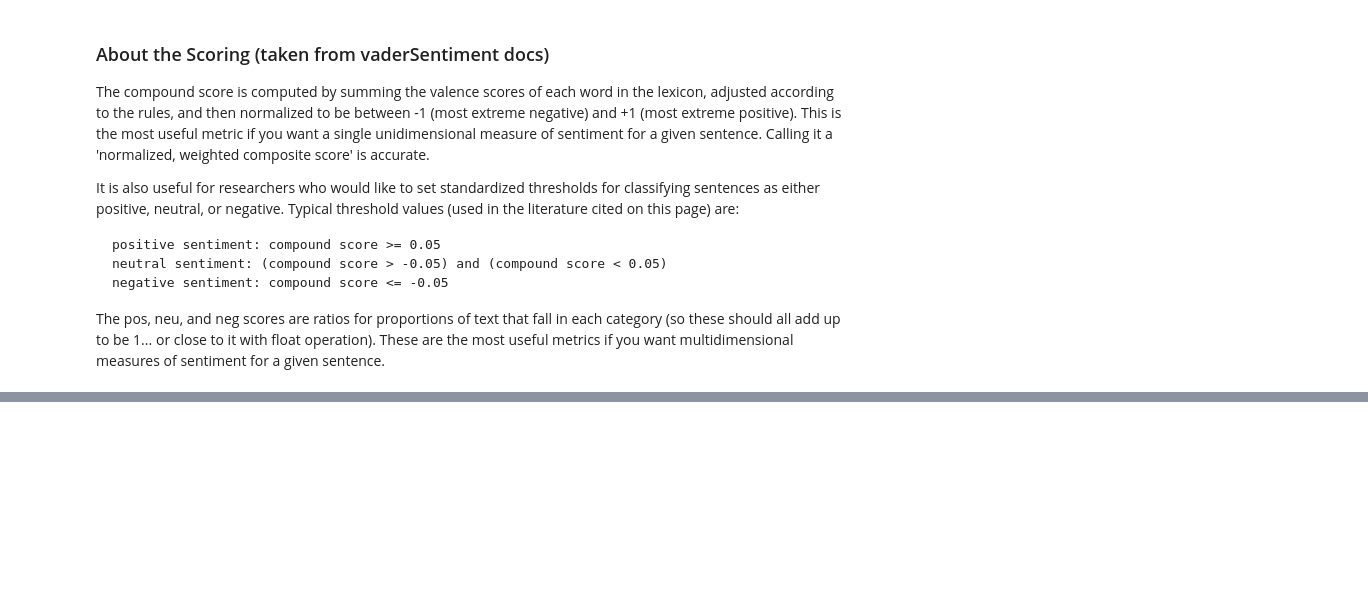
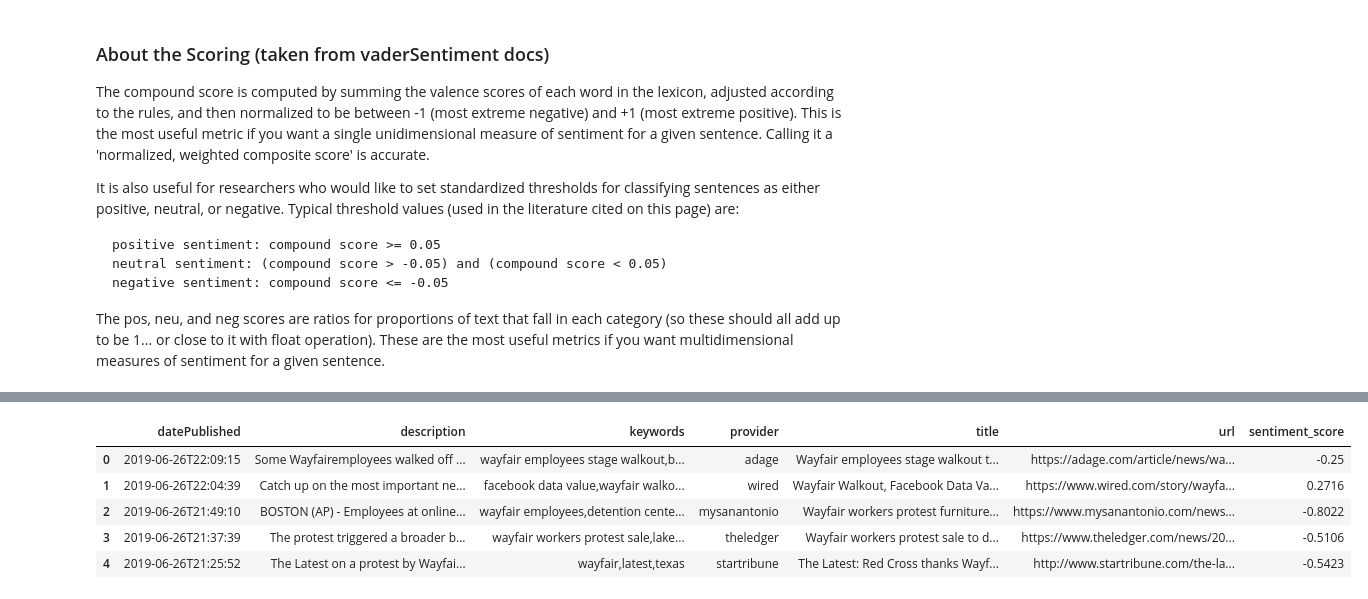
Before and after one commit to jsialcalde/news_project, a Jupyter notebook: News_Effects.ipynb, the cells around one changed output, grey strips where cells are left out. Saved outputs shown, nothing was run; the diff lists cells and outputs as text; code cells hidden in the pictures; blank space fills up the shorter version.

```diff
--- a/News_Effects.ipynb
+++ b/News_Effects.ipynb
@@ -278,2 +269,12 @@ LOS ANGELES  Fox News hosts Sean Hannity and Tucker Carlson enjoyed a ratings su
+# %%
+# check dataframe to see if sentiment score was added in
+newsFrame.head()
+# %% [output]
+|  | datePublished | description | keywords | provider | title | url | sentiment_score |
+| 0 | 2019-06-26T22:09:15 | Some Wayfairemployees walked off ... | wayfair employees stage walkout,b... | adage | Wayfair employees stage walkout t... | https://adage.com/article/news/wa... | -0.25 |
+| 1 | 2019-06-26T22:04:39 | Catch up on the most important ne... | facebook data value,wayfair walko... | wired | Wayfair Walkout, Facebook Data Va... | https://www.wired.com/story/wayfa... | 0.2716 |
+| 2 | 2019-06-26T21:49:10 | BOSTON (AP) - Employees at online... | wayfair employees,detention cente... | mysanantonio | Wayfair workers protest furniture... | https://www.mysanantonio.com/news... | -0.8022 |
+| 3 | 2019-06-26T21:37:39 | The protest triggered a broader b... | wayfair workers protest sale,lake... | theledger | Wayfair workers protest sale to d... | https://www.theledger.com/news/20... | -0.5106 |
+| 4 | 2019-06-26T21:25:52 | The Latest on a protest by Wayfai... | wayfair,latest,texas | startribune | The Latest: Red Cross thanks Wayf... | http://www.startribune.com/the-la... | -0.5423 |
 # %%
 # Use Matplotlib and stats to generate graphs and look for relationships
```
Also changed, not shown: parts of 16 cells of this notebook.
